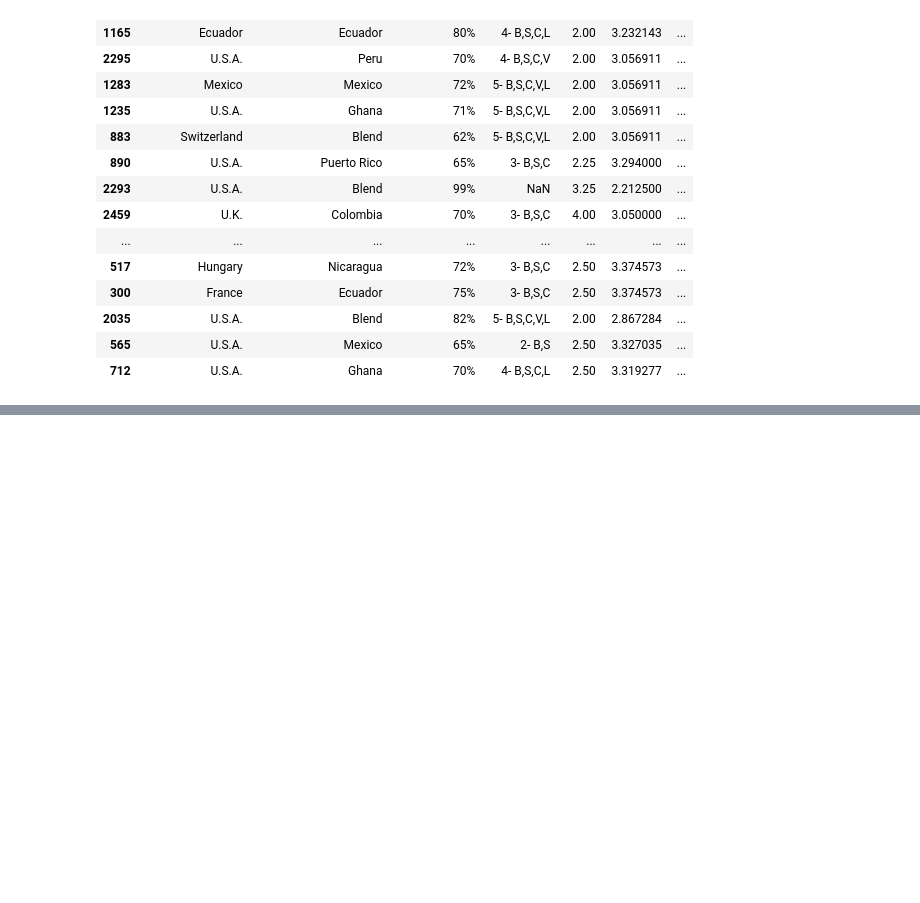
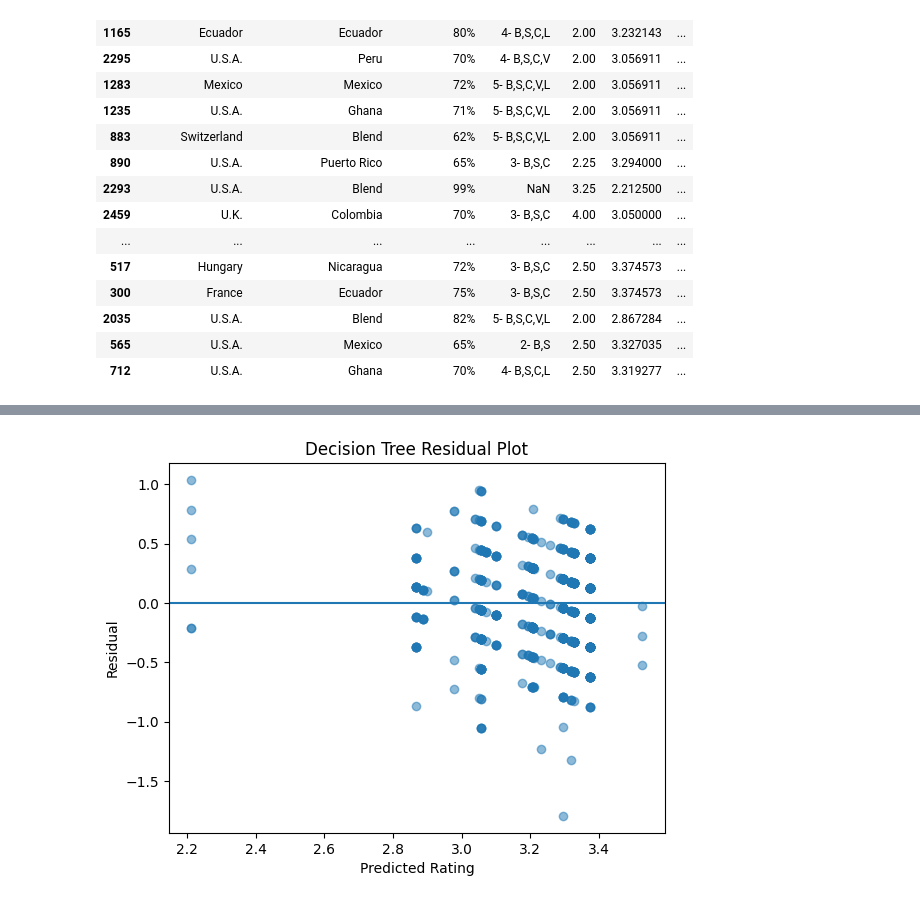
Before and after one commit to leeale2023/BA305_A9-, a Jupyter notebook: chocolate_analysis.ipynb, the cells around one changed output, grey strips where cells are left out. Cells and saved outputs as stored; diff of their text form; code cells hidden in the pictures; blank space fills up the shorter version.

```diff
--- a/chocolate_analysis.ipynb
+++ b/chocolate_analysis.ipynb
@@ -473,0 +614,15 @@ display(error_details.head(20))
+# %%
+# Plot residuals for the Decision Tree
+
+residuals = y_test - y_test_pred_dt
+
+plt.scatter(y_test_pred_dt, residuals, alpha=0.5)
+plt.axhline(0)
+
+plt.xlabel("Predicted Rating")
+plt.ylabel("Residual")
+plt.title("Decision Tree Residual Plot")
+
+plt.show()
+# %% [output]
+[figure, added]
```
Also changed, not shown: parts of 23 cells of this notebook.
